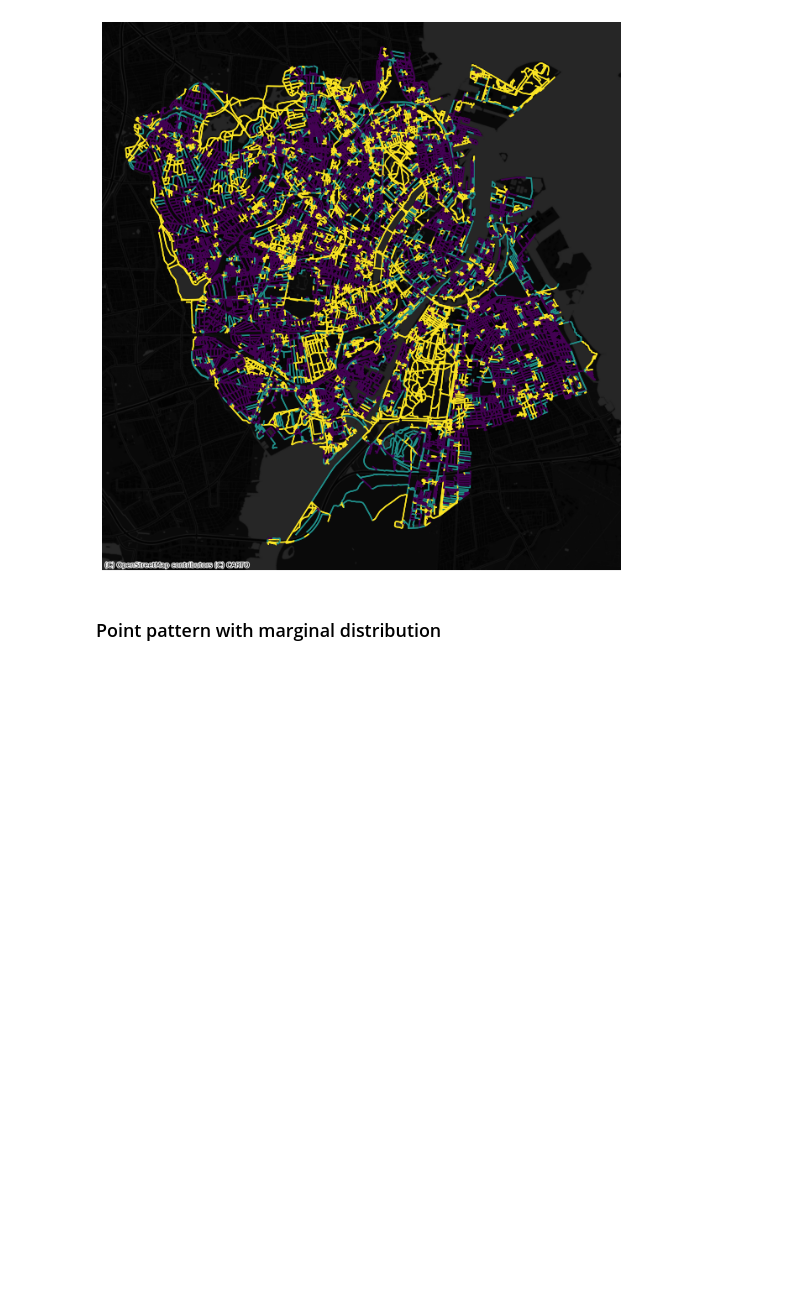
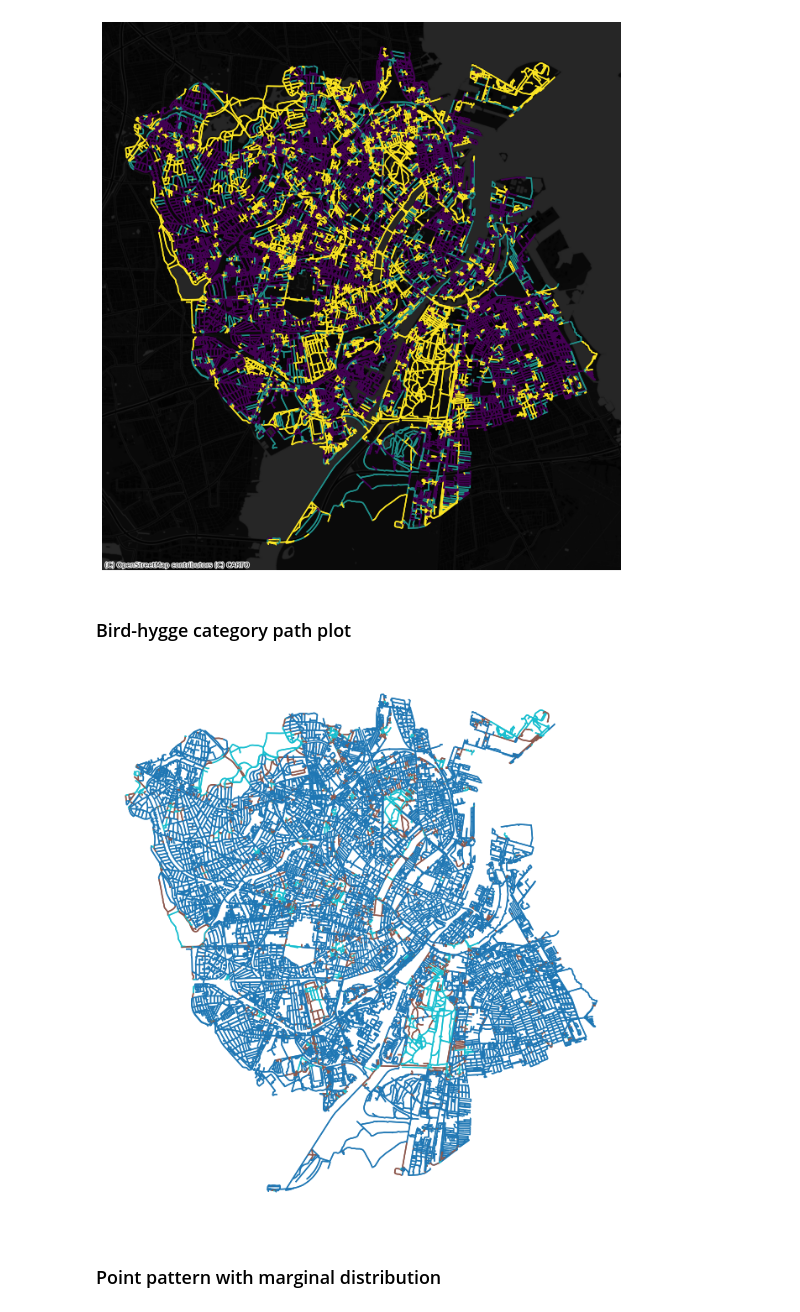
Before and after one commit to Marcus-Friis/geospatial-exam, a Jupyter notebook: notebooks/bird-edges.ipynb, the cells around one changed output. Saved outputs shown, nothing was run; the diff lists cells and outputs as text; code cells hidden in the pictures; blank space fills up the shorter version.

```diff
--- a/notebooks/bird-edges.ipynb
+++ b/notebooks/bird-edges.ipynb
@@ -237,6 +233,16 @@ cx.add_basemap(
 )
 # %% [output]
 [figure]
+# %% [markdown]
+### Bird-hygge category path plot
+# %%
+bins = [0, 0.8, 0.9, 1]
+edges['birds_per_m_cat'] = pd.cut(edges.birds_per_m, edges.birds_per_m.quantile(bins), include_lowest=True)
+f, ax = plt.subplots(figsize=(12,12))
+edges.plot(column='birds_per_m_cat', ax=ax)
+ax.set_axis_off()
+# %% [output]
+[figure, added]
 # %% [markdown]
 ### Point pattern with marginal distribution
 # %%
```
Also changed, not shown: parts of 2 cells of this notebook, 1 other file.
